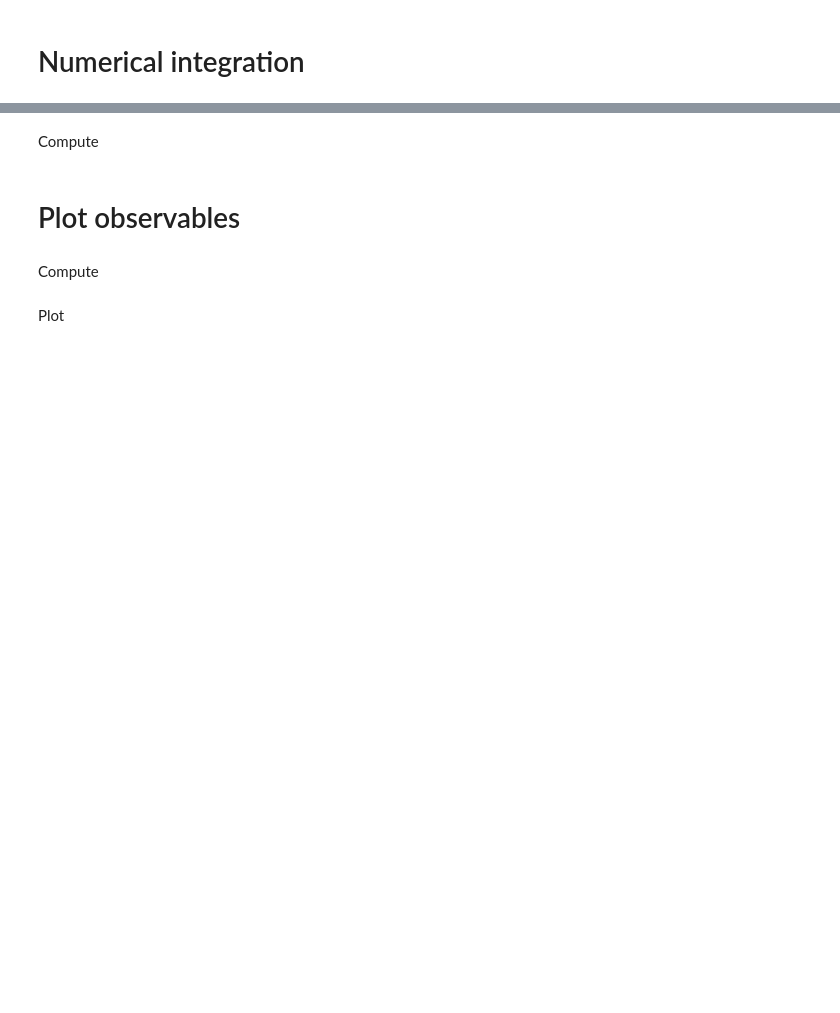
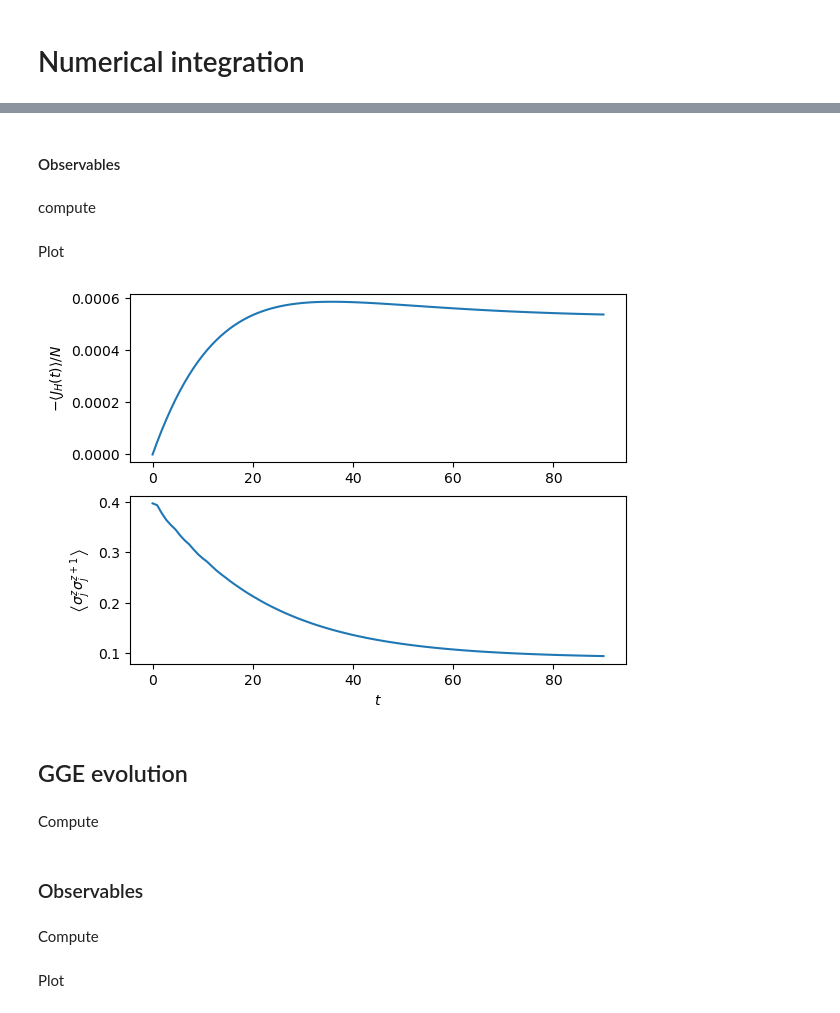
Before and after one commit to 1nthony/tp_4, a Jupyter notebook: time_dependent_GGE.ipynb, the cells around one changed output, grey strips where cells are left out. Cells and saved outputs as stored; diff of their text form; code cells hidden in the pictures; blank space fills up the shorter version.

```diff
--- a/time_dependent_GGE.ipynb
+++ b/time_dependent_GGE.ipynb
@@ -781,0 +923,6 @@ t_eval = np.linspace(tmin, tmax, 100)
+# %% [markdown]
+#### Observables
+# %%
+ts = np.loadtxt(f'results/time_dependent_GGE/heisenberg_spins/sol_exact/N_{N}/ts.txt')
+# %% [markdown]
+compute
@@ -782,3 +954,23 @@ t_eval = np.linspace(tmin, tmax, 100)
+# %% [markdown]
+Plot
+# %%
+plt.subplot(211)
+JHs = np.loadtxt(f'results/time_dependent_GGE/heisenberg_spins/sol_exact/N_{N}/avg_current.txt')
+plt.plot(ts, JHs)
+plt.ylabel(r'$-\left< J_H(t) \right> / N$')
+plt.savefig(f"results/time_dependent_GGE/heisenberg_spins/sol_exact/N_{N}/avg_current.pdf")
+
+
+plt.subplot(212)
+spin_corr = np.loadtxt(f'results/time_dependent_GGE/heisenberg_spins/sol_exact/N_{N}/spin_neighbor_correlation.txt')
+plt.plot(ts, spin_corr)
+plt.xlabel(r'$t$')
+plt.ylabel(r'$\left< \sigma_j^z \sigma_j^{z+1} \right>$')
+plt.savefig("results/time_dependent_GGE/heisenberg_spins/first_try/observables_exact.pdf")
+# %% [output]
+[figure, added]
+# %% [markdown]
+## GGE evolution
 # %% [markdown]
 Compute
 # %%
@@ -788,6 +980,6 @@ sol = solve_ivp(F, [tmin, tmax], lambdas_0, t_eval=t_eval)
 
 all_params = np.vstack([sol.t, sol.y]).T
 np.savetxt("results/time_dependent_GGE/heisenberg_spins/first_try/time_dependent_params.txt", all_params)
-# %% [markdown]
-# Plot observables
+# %% [markdown]
+### Observables
 # %%
```
Also changed, not shown: parts of 33 cells of this notebook.
